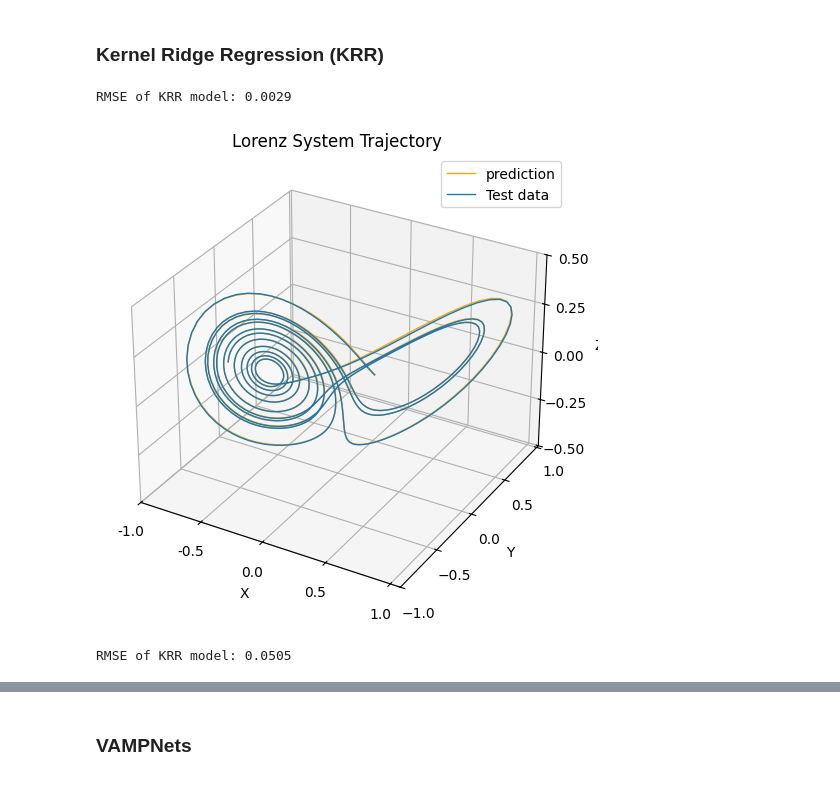
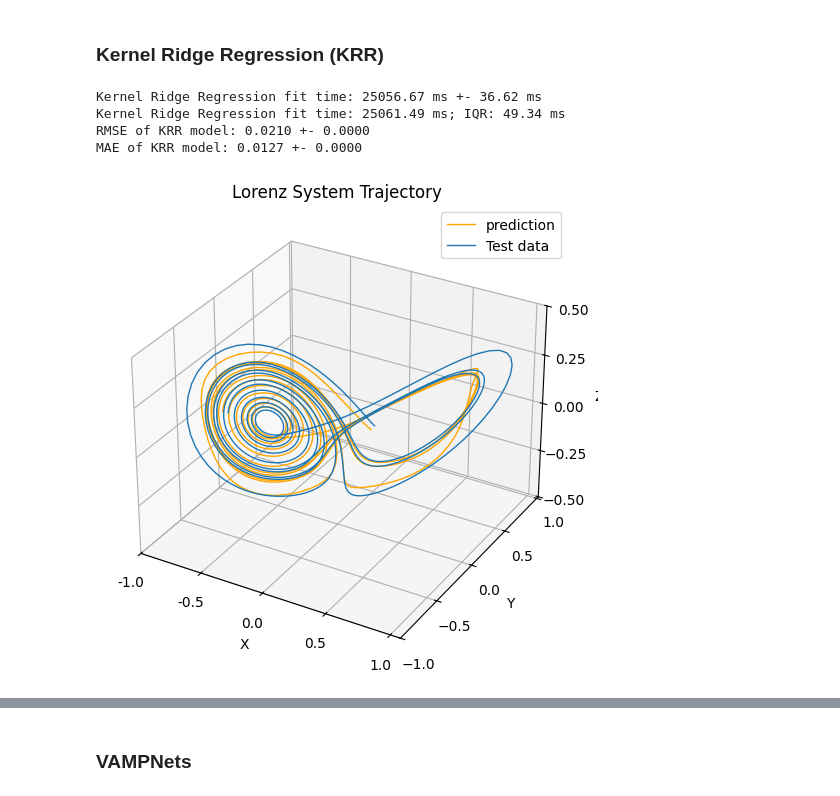
Before and after one commit to pietronvll/encoderops, a Jupyter notebook: exps/lorenz63/analysis.ipynb, the cells around one changed output, grey strips where cells are left out. Cells and saved outputs as stored; diff of their text form; code cells hidden in the pictures.

```diff
--- a/exps/lorenz63/analysis.ipynb
+++ b/exps/lorenz63/analysis.ipynb
@@ -299,0 +293,12 @@ RMSE of linear model: 0.0129
+# %%
+nrep = 100
+timings = []
+for i in range(nrep):
+    start_time = perf_counter()
+    linear_model = Linear(reduced_rank = False, rank= n_vars).fit(train_ctxs)
+    timings.append((perf_counter() - start_time))  # Convert to milliseconds
+
+timings = np.array(timings) * 1000  # Convert to milliseconds
+print(f"Linear model fit time: {np.mean(timings):.2f} ms +- {np.std(timings):.2f} ms")
+IQR = iqr(timings)
+print(f"Linear model fit time: {np.median(timings):.2f} ms; IQR: {IQR:.2f} ms")
@@ -384,46 +366,57 @@ from kooplearn.models import Kernel
 from scipy.spatial.distance import pdist
 from sklearn.gaussian_process.kernels import RBF
 
-rank = 8
+rank = 11
 tikhonov_reg = 1e-6
 reduced_rank = True
+n_rep = 20
 
 # Instantiang the RBF kernel and its length scale as the median of the pairwise distances of the dataset
 data_pdist = pdist(train_ds.data)
-kernel = RBF(length_scale=np.quantile(data_pdist*10, 0.5))
+kernel = RBF(length_scale=np.quantile(data_pdist, 0.5))
 
-KRR = Kernel(kernel=kernel, reduced_rank=reduced_rank, tikhonov_reg=tikhonov_reg, rank = rank, svd_solver='randomized').fit(train_ctxs)
-pred = (KRR.predict(test_ctxs, t=1)).reshape(-1, n_vars)
-rmse = RMSE(pred, truth)
+train_ctxs = traj_to_contexts(train_ds.data.astype('float32'), time_lag=1, backend='numpy')
+test_ctxs = traj_to_contexts(test_ds.data.astype('float32'), time_lag=1, backend='numpy')
 
-print(f'RMSE of KRR model: {rmse:.4f}')
+timings = []
+rmse = []
+mae = []
+for i in tqdm(range(n_rep)):
+    start_time = perf_counter()
+    KRR = Kernel(kernel=kernel, reduced_rank=reduced_rank, tikhonov_reg=tikhonov_reg, rank = rank).fit(train_ctxs)
+    # KRR = Kernel(kernel=kernel, tikhonov_reg=tikhonov_reg, rank = None).fit(train_ctxs)
+    timings.append((perf_counter() - start_time))
+    pred = (KRR.predict(test_ctxs, t=1)).reshape(-1, n_vars)
+    rmse.append(RMSE(pred, ground_truth))
+    mae.append(MAE(pred, ground_truth))
+
+timings = np.array(timings) * 1000  # Convert to milliseconds
+print(f"Kernel Ridge Regression fit time: {np.mean(timings):.2f} ms +- {np.std(timings):.2f} ms")
+IQR = iqr(timings)
+print(f"Kernel Ridge Regression fit time: {np.median(timings):.2f} ms; IQR: {IQR:.2f} ms")
+print(f'RMSE of KRR model: {np.mean(rmse):.4f} +- {np.std(rmse):.4f}')
+print(f'MAE of KRR model: {np.mean(mae):.4f} +- {np.std(mae):.4f}')
 # %% [output]
-RMSE of KRR model: 0.0029
+Kernel Ridge Regression fit time: 25056.67 ms +- 36.62 ms
+Kernel Ridge Regression fit time: 25061.49 ms; IQR: 49.34 ms
+RMSE of KRR model: 0.0210 +- 0.0000
+MAE of KRR model: 0.0127 +- 0.0000
 # %%
 fig = plt.figure(figsize=(6,6))
 ax = fig.add_subplot(111, projection='3d')
 
 ax.plot(pred[:,0], pred[:,1], pred[:,2], lw=1, label='prediction', color='orange')
-ax.plot(truth[:,0], truth[:,1], truth[:,2], lw=1, label='Test data')
+ax.plot(ground_truth[:,0], ground_truth[:,1], ground_truth[:,2], lw=1, label='Test data')
 ax.set_title("Lorenz System Trajectory")
 ax.set_xlabel("X")
 ax.set_xticks(np.linspace(-1,1,5),)
 ax.set_xticklabels(np.linspace(-1,1,5))
 ax.set_ylabel("Y")
 ax.set_yticks(np.linspace(-1,1,5))
 ax.set_zlabel("Z")
 ax.set_zticks(np.linspace(-.5,.5,5))
 
 plt.legend()
 plt.show()
 # %% [output]
-[figure, old version]
+[figure, new version]
-# %%
-predictions = []
-for t in range(timesteps):
-    predictions.append((KRR.predict(test_ctxs[0], t=t+1)).reshape(-1, n_vars))
-predictions = np.array(predictions).squeeze()
-rmse = RMSE(predictions, truth[:timesteps])
-print(f'RMSE of KRR model: {rmse:.4f}')
-# %% [output]
-RMSE of KRR model: 0.0505
```
Also changed, not shown: parts of 53 cells of this notebook.
